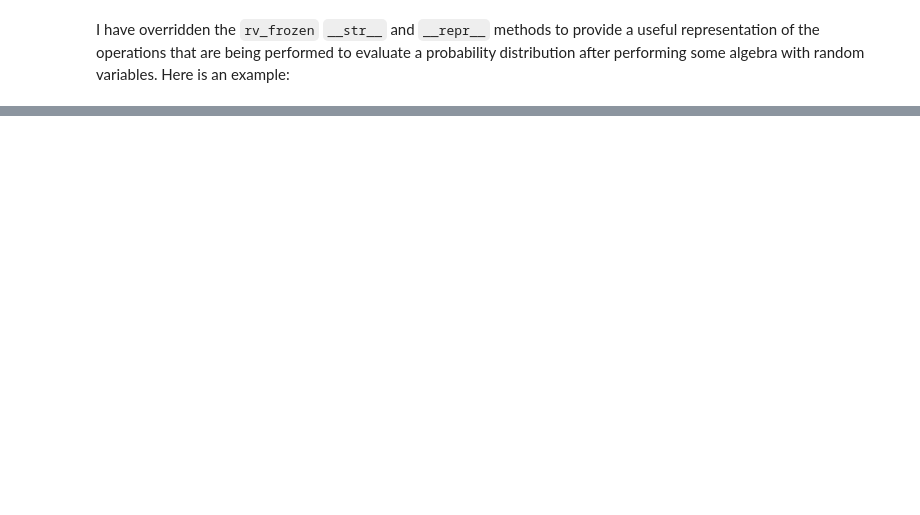
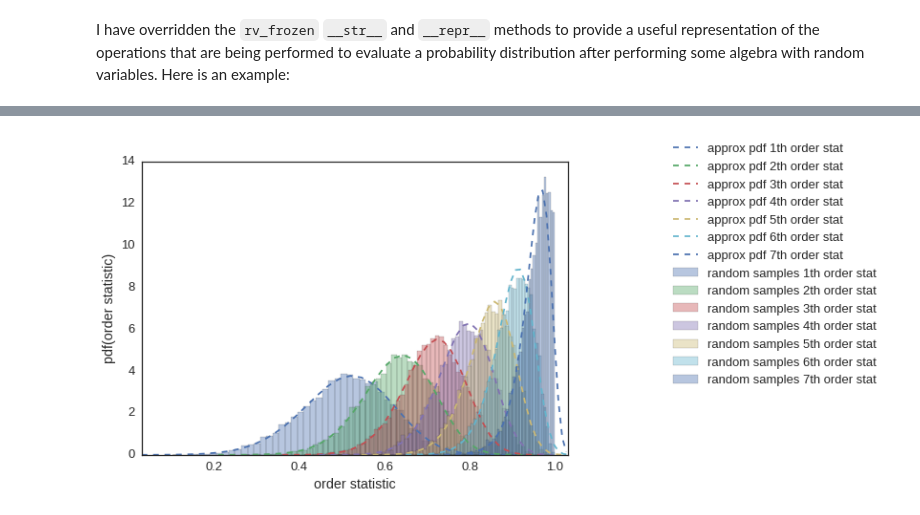
Before and after one commit to b-r-oleary/random_algebra, a Jupyter notebook: README.ipynb, the cells around one changed output, grey strips where cells are left out. Drawn from its saved outputs; the diff is of its cells as text; code cells hidden in the pictures; blank space fills up the shorter version.

Commit message:
worked out some kinks with the order_statistics, and updated the documentation

```diff
--- a/README.ipynb
+++ b/README.ipynb
@@ -129,0 +148,13 @@ offset(
+# %%
+import sys
+sys.path.insert(0, '..')
+
+%matplotlib inline
+import matplotlib.pyplot as plt
+import seaborn as sns
+sns.set(style="white", font_scale=1.3)
+
+from random_algebra import plot_dist, combination,\
+                           order_statistic, min_statistic, median, max_statistic
+
+from scipy.stats import binom, beta
@@ -129,0 +163,14 @@ offset(
+# %%
+N, p, samples = 10, .75, 7
+binom_var = binom(N, p)
+
+beta_vars = []
+for i in range(samples):
+
+    n = binom_var.rvs()
+
+    beta_vars.append(
+        beta(n + 1, N - n + 1)
+    )
+
+print(beta_vars)
@@ -129,0 +183,20 @@ offset(
+# %%
+beta_order_stats = [order_statistic(i, beta_vars)
+                    for i in range(len(beta_vars))]
+
+labels = [str(i + 1) + 'th order stat'
+          for i in range(len(beta_order_stats))]
+
+plot_dist(beta_order_stats,
+          labels=labels,
+          show_dist=False,          # dont compute actual distributions - too computationally expensive
+          show_random_samples=True, # show histograms of random samples instead - easy to compute
+          legend_loc=(1.75, 1.1),
+          show_approx=True,         # fit the resulting histograms to an approximate distribution
+          approx_options=dict(type="loggamma",    # model these distributions as loggamma (accounts for skewness)
+                              from_samples=True)) # model them from the samples rather than from numerical integration
+
+plt.xlabel('order statistic')
+_ = plt.ylabel('pdf(order statistic)')
+# %% [output]
+[figure, added]
```
Also changed, not shown: parts of 25 cells of this notebook, 14 other files.
